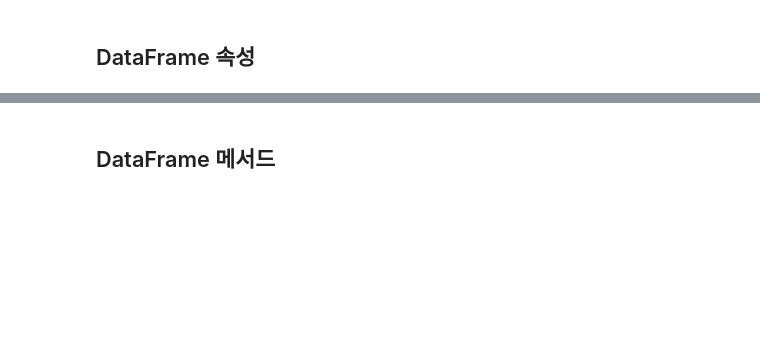
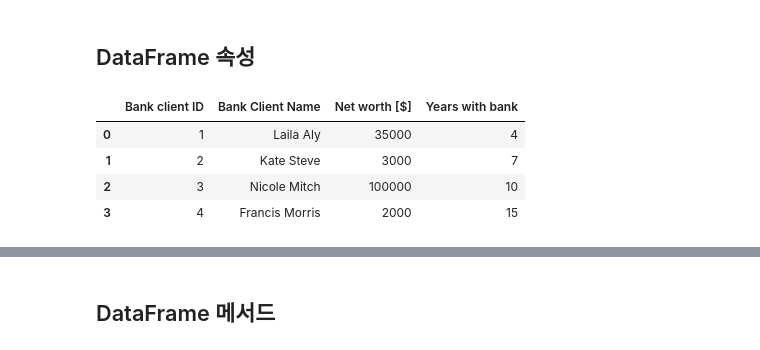
Before and after one commit to RabbitTasteDog-PRO/05_data_analysis, a Jupyter notebook: 02_pandas/02_dataframe.ipynb, the cells around one changed output, grey strips where cells are left out. Drawn from its saved outputs; the diff is of its cells as text; code cells hidden in the pictures; blank space fills up the shorter version.

```diff
--- a/02_pandas/02_dataframe.ipynb
+++ b/02_pandas/02_dataframe.ipynb
@@ -7,2 +90,17 @@
 # %% [markdown]
 ## DataFrame 속성
+# %%
+data = {
+    'Bank client ID': [1, 2, 3, 4],
+    'Bank Client Name': ['Laila Aly', 'Kate Steve', 'Nicole Mitch', 'Francis Morris'],
+    'Net worth [$]': [35000, 3000, 100000, 2000],
+    'Years with bank': [4, 7, 10, 15]
+}
+df = pd.DataFrame(data)
+df
+# %% [output]
+|  | Bank client ID | Bank Client Name | Net worth [$] | Years with bank |
+| 0 | 1 | Laila Aly | 35000 | 4 |
+| 1 | 2 | Kate Steve | 3000 | 7 |
+| 2 | 3 | Nicole Mitch | 100000 | 10 |
+| 3 | 4 | Francis Morris | 2000 | 15 |
```
Also changed, not shown: parts of 28 cells of this notebook.
